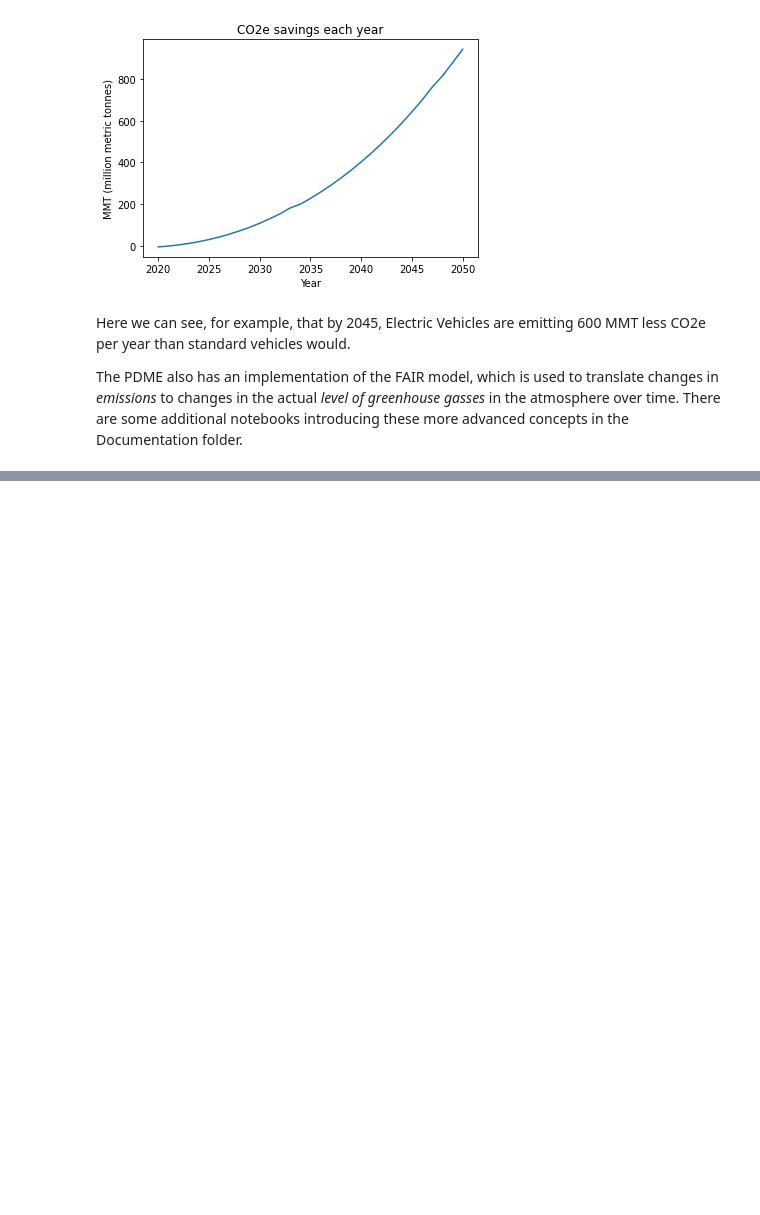
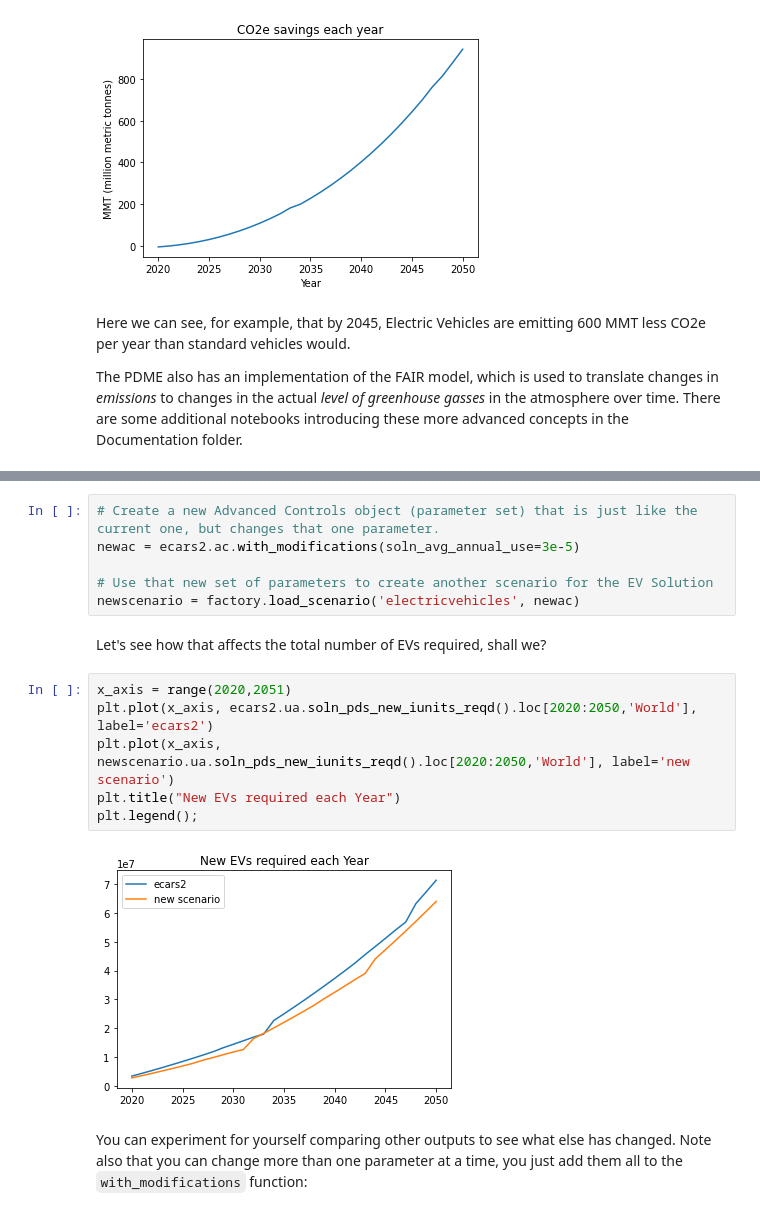
Before and after one commit to ProjectDrawdown/solutions, a Jupyter notebook: New_SH.ipynb, the cells around one changed output, grey strips where cells are left out. Drawn from its saved outputs; the diff is of its cells as text; blank space fills up the shorter version.

Commit message:
changing scenarios

```diff
--- a/New_SH.ipynb
+++ b/New_SH.ipynb
@@ -278,0 +296,18 @@ What we are already doing costs money, has emissions, etc., so these numbers rep
+# %%
+# Create a new Advanced Controls object (parameter set) that is just like the current one, but changes that one parameter.
+newac = ecars2.ac.with_modifications(soln_avg_annual_use=3e-5)
+
+# Use that new set of parameters to create another scenario for the EV Solution
+newscenario = factory.load_scenario('electricvehicles', newac)
+# %% [markdown]
+Let's see how that affects the total number of EVs required, shall we?
+# %%
+x_axis = range(2020,2051)
+plt.plot(x_axis, ecars2.ua.soln_pds_new_iunits_reqd().loc[2020:2050,'World'], label='ecars2')
+plt.plot(x_axis, newscenario.ua.soln_pds_new_iunits_reqd().loc[2020:2050,'World'], label='new scenario')
+plt.title("New EVs required each Year")
+plt.legend();
+# %% [output]
+[figure, added]
+# %% [markdown]
+You can experiment for yourself comparing other outputs to see what else has changed.  Note also that you can change more than one parameter at a time, you just add them all to the `with_modifications` function:
```
Also changed, not shown: parts of 18 cells of this notebook.
